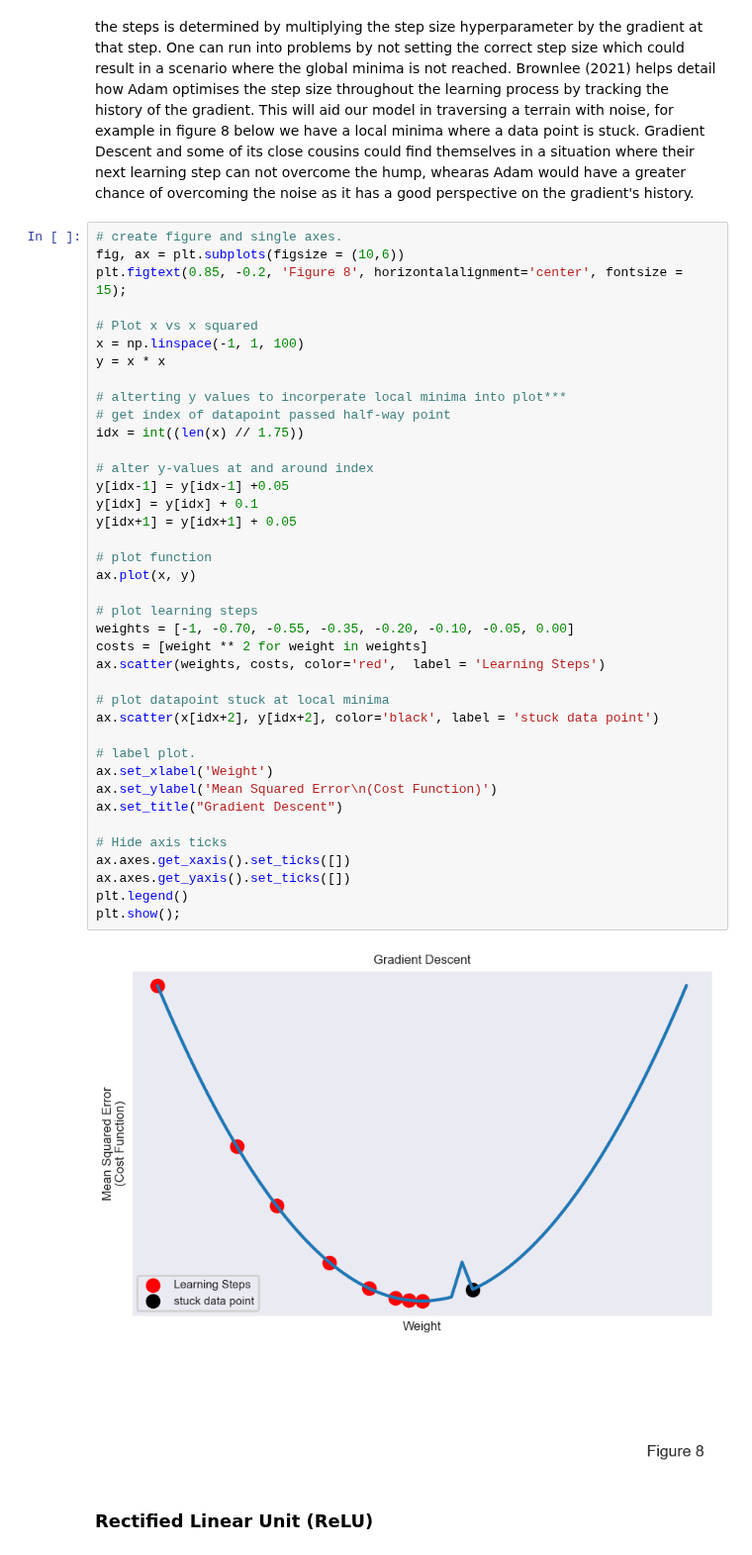
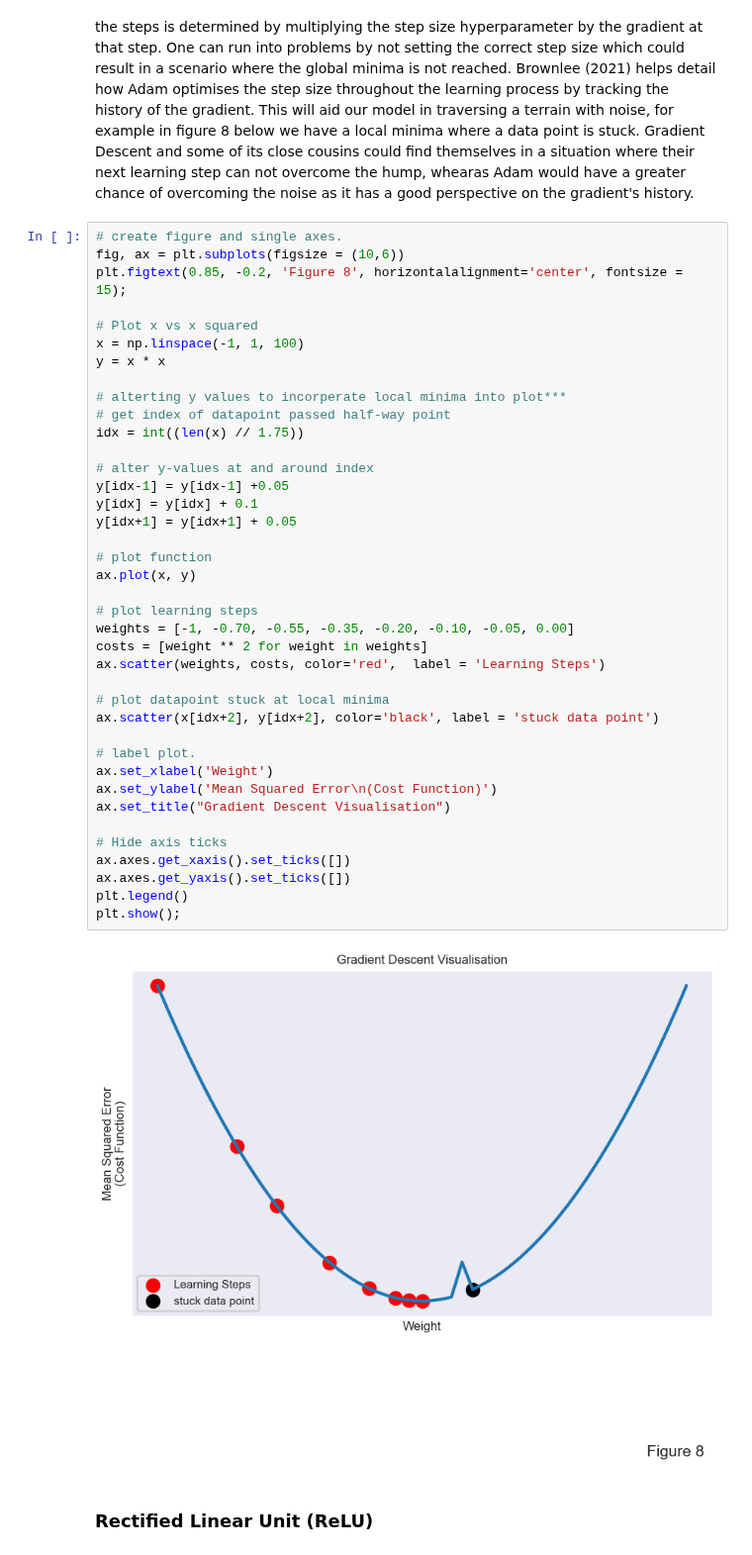
Before and after one commit to CiaranMoran27/machstat-assessment, a Jupyter notebook: time_series_anomaly_detection.ipynb, the cells around one changed output. Shown at 99% size. Cells and saved outputs as stored; diff of their text form.

```diff
--- a/time_series_anomaly_detection.ipynb
+++ b/time_series_anomaly_detection.ipynb
@@ -469,34 +469,34 @@ y = x * x
 # alterting y values to incorperate local minima into plot***
 # get index of datapoint passed half-way point
 idx = int((len(x) // 1.75))
 
 # alter y-values at and around index
 y[idx-1] = y[idx-1] +0.05
 y[idx] = y[idx] + 0.1
 y[idx+1] = y[idx+1] + 0.05
 
 # plot function
 ax.plot(x, y)
 
 # plot learning steps
 weights = [-1, -0.70, -0.55, -0.35, -0.20, -0.10, -0.05, 0.00]
 costs = [weight ** 2 for weight in weights]
 ax.scatter(weights, costs, color='red',  label = 'Learning Steps')
 
 # plot datapoint stuck at local minima
 ax.scatter(x[idx+2], y[idx+2], color='black', label = 'stuck data point')
 
 # label plot.
 ax.set_xlabel('Weight')
 ax.set_ylabel('Mean Squared Error\n(Cost Function)')
-ax.set_title("Gradient Descent")
+ax.set_title("Gradient Descent Visualisation")
 
 # Hide axis ticks
 ax.axes.get_xaxis().set_ticks([])
 ax.axes.get_yaxis().set_ticks([])
 plt.legend()
 plt.show();
 # %% [output]
-[figure, old version]
+[figure, new version]
 # %% [markdown]
 ### Rectified Linear Unit (ReLU)
```
Also changed, not shown: parts of 11 cells of this notebook.
